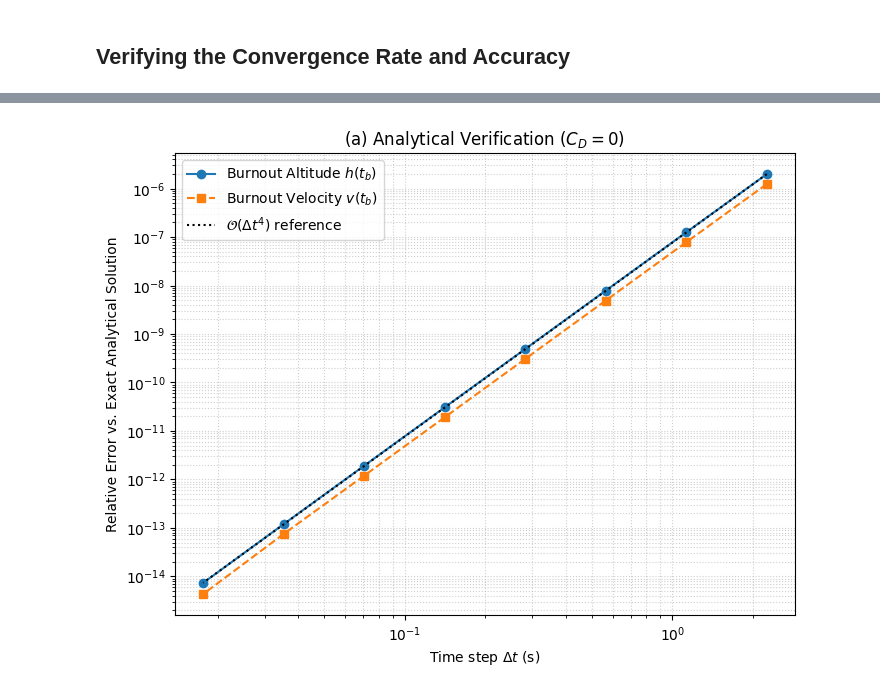
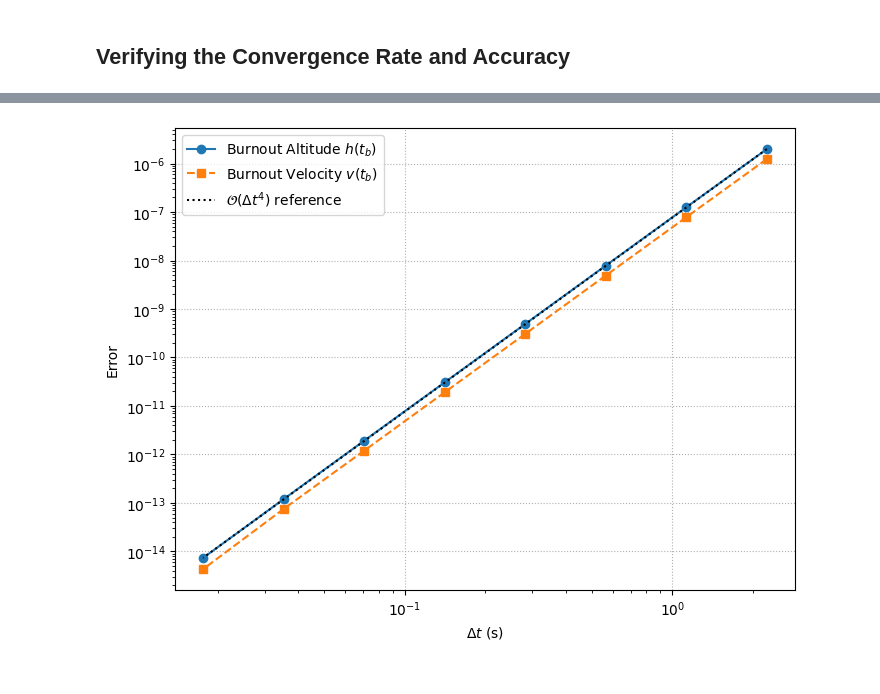
Before and after one commit to jchawla15/AE370-GP1-rocket-drag, a Jupyter notebook: rocket_ivp.ipynb, the cells around one changed output, grey strips where cells are left out. Cells and saved outputs as stored; diff of their text form; code cells hidden in the pictures.

```diff
--- a/rocket_ivp.ipynb
+++ b/rocket_ivp.ipynb
@@ -109,7 +109,6 @@ def solve_burn_ivp(n_steps, C_D):
 def exact_drag_free_solution(t):
     ve = Isp * g
     m_t = m0 - mdot * t
-
     v_exact = ve * np.log(m0 / m_t) - g * t
     h_exact = ve * (t + (m_t / mdot) * np.log(m_t / m0)) - 0.5 * g * (t ** 2)
     return h_exact, v_exact
@@ -118,8 +117,7 @@ def exact_drag_free_solution(t):
 ns = np.array([10, 20, 40, 80, 160, 320, 640, 1280])
 dts = t_b / ns
 
-
-# verify against exact solution (C_D = 0)
+# analytical case verification (C_D = 0)
 h_ex_tb, v_ex_tb = exact_drag_free_solution(t_b)
 err_h_ideal = np.zeros(len(ns))
 err_v_ideal = np.zeros(len(ns))
@@ -129,23 +127,24 @@ for i, n in enumerate(ns):
     err_h_ideal[i] = abs(u[-1, 0] - h_ex_tb) / abs(h_ex_tb)
     err_v_ideal[i] = abs(u[-1, 1] - v_ex_tb) / abs(v_ex_tb)
 
-rate_ideal = np.polyfit(np.log10(dts[:6]), np.log10(err_h_ideal[:6]), 1)[0]
+rate_ideal, intercept_ideal = np.polyfit(np.log10(dts[:6]), np.log10(err_h_ideal[:6]), 1)
 print('1. Analytical Special-Case Verification (C_D = 0)')
 print(f'Exact Burnout Altitude h(t_b) : {h_ex_tb:.6f} m')
 print(f'Exact Burnout Velocity v(t_b) : {v_ex_tb:.6f} m/s')
 print(f'Convergence Rate vs. Exact    : p = {rate_ideal:.4f}\n')
 
 
-# show convergence and step size selection
+# nonlinear model convergence
 t_ref, u_ref, dt_ref = solve_burn_ivp(n_steps=102400, C_D=0.4)
 h_ref, v_ref, dv_ref = u_ref[-1, 0], u_ref[-1, 1], u_ref[-1, 3]
 
 err_h_drag = np.zeros(len(ns))
 err_v_drag = np.zeros(len(ns))
 err_dv_drag = np.zeros(len(ns))
+err_max_drag = np.zeros(len(ns))
 
-print('2. Full Nonlinear Model Convergence & Step Size Study (C_D = 0.4)')
-print(f"{'N':>6} | {'dt [s]':>9} | {'Rel Err h(tb)':>14} | {'Rel Err v(tb)':>14} | {'Rel Err dv_drag':>15}")
+print('2. Full Nonlinear Model Convergence Study (C_D = 0.4)')
+print(f'{'N':>6} | {'dt [s]':>9} | {'Rel Err h(tb)':>14} | {'Rel Err v(tb)':>14} | {'Rel Err dv_drag':>15}')
 print('-' * 68)
 
 for i, n in enumerate(ns):
@@ -153,20 +152,41 @@ for i, n in enumerate(ns):
     err_h_drag[i] = abs(u[-1, 0] - h_ref) / abs(h_ref)
     err_v_drag[i] = abs(u[-1, 1] - v_ref) / abs(v_ref)
     err_dv_drag[i] = abs(u[-1, 3] - dv_ref) / abs(dv_ref)
+    err_max_drag[i] = max(err_h_drag[i], err_v_drag[i], err_dv_drag[i])
 
     print(f'{n:6d} | {dt:9.5f} | {err_h_drag[i]:14.4e} | {err_v_drag[i]:14.4e} | {err_dv_drag[i]:15.4e}')
 
-rate_drag = np.polyfit(np.log10(dts[:6]), np.log10(err_h_drag[:6]), 1)[0]
+rate_drag, intercept_drag = np.polyfit(np.log10(dts[:6]), np.log10(err_max_drag[:6]), 1)
 print(f'\nObserved Full-Model Convergence Rate: p = {rate_drag:.4f}\n')
 
 
-# momentum conservation identity check at dt = 0.1s
-t_nom_0, u_nom_0, dt_nom_0 = solve_burn_ivp(n_steps=226, C_D=0.0)
-t_nom_d, u_nom_d, dt_nom_d = solve_burn_ivp(n_steps=226, C_D=0.4)
-dv_by_subtraction = u_nom_0[-1, 1] - u_nom_d[-1, 1]
-dv_by_direct_state = u_nom_d[-1, 3]
+# find required dt
+target_tol = 1e-8 # target error
 
-print('3. Integral Momentum Conservation Check (at dt ~ 0.1 s)')
+
+dt_req = 10.0 ** ((np.log10(target_tol) - intercept_drag) / rate_drag)
+N_req = int(np.ceil(t_b / dt_req))
+
+t_opt_0, u_opt_0, dt_opt = solve_burn_ivp(n_steps=N_req, C_D=0.0)
+t_opt_d, u_opt_d, dt_opt = solve_burn_ivp(n_steps=N_req, C_D=0.4)
+
+achieved_err_h = abs(u_opt_d[-1, 0] - h_ref) / abs(h_ref)
+achieved_err_v = abs(u_opt_d[-1, 1] - v_ref) / abs(v_ref)
+achieved_err_dv = abs(u_opt_d[-1, 3] - dv_ref) / abs(dv_ref)
+achieved_err_max = max(achieved_err_h, achieved_err_v, achieved_err_dv)
+
+print('3. Required Time Step Derivation for Target Tolerance')
+print(f'Target Max Relative Error Tolerance : {target_tol:.1e}')
+print(f'Theoretical Max Step Size dt_req    : {dt_req:.5f} s')
+print(f'Minimum Required Steps N_req        : {N_req:d} steps (actual dt* = {dt_opt:.5f} s)')
+print(f'Verified Max Rel Error at N_req     : {achieved_err_max:.4e} (<= {target_tol:.1e})\n')
+
+
+# checking accuracy w/ momentum conservation
+dv_by_subtraction = u_opt_0[-1, 1] - u_opt_d[-1, 1]
+dv_by_direct_state = u_opt_d[-1, 3]
+
+print('4. Integral Momentum Conservation Check (at N = N_req)')
 print(f'Drag loss via state subtraction (v_CD0 - v_CD0.4) : {dv_by_subtraction:.10f} m/s')
 print(f'Drag loss via 4th state integral (dv_drag)        : {dv_by_direct_state:.10f} m/s')
 print(f'Discrepancy between methods                       : {abs(dv_by_subtraction - dv_by_direct_state):.3e} m/s')
@@ -174,32 +194,44 @@ print(f'Discrepancy between methods                       : {abs(dv_by_subtracti
 
 # plotting
 fig, ax1 = plt.subplots(1, 1, figsize=(8,6))
+fig, ax2 = plt.subplots(1, 1, figsize=(8,6))
 
-# Left panel: Exact Analytical Verification (C_D = 0)
 ax1.loglog(dts, err_h_ideal, 'o-', label=r'Burnout Altitude $h(t_b)$')
 ax1.loglog(dts, err_v_ideal, 's--', label=r'Burnout Velocity $v(t_b)$')
 ax1.loglog(dts, err_h_ideal[0] * (dts / dts[0])**4, 'k:', label=r'$\mathcal{O}(\Delta t^4)$ reference')
-ax1.set_xlabel(r'Time step $\Delta t$ (s)')
-ax1.set_ylabel('Relative Error vs. Exact Analytical Solution')
-ax1.set_title(r'(a) Analytical Verification ($C_D = 0$)')
-ax1.grid(True, which='both', ls=':', alpha=0.6)
+ax1.set_xlabel(r'$\Delta t$ (s)')
+ax1.set_ylabel('Error')
+ax1.grid(True, ls=':')
 ax1.legend()
 
-fig, ax2 = plt.subplots(1, 1, figsize=(8,6))
-
-# Right panel: Full Nonlinear Drag Model Self-Convergence (C_D = 0.4)
 ax2.loglog(dts, err_h_drag, 'o-', label=r'Burnout Altitude $h(t_b)$')
 ax2.loglog(dts, err_v_drag, 's--', label=r'Burnout Velocity $v(t_b)$')
 ax2.loglog(dts, err_dv_drag, '^-', label=r'Drag Loss $\Delta v_{\mathrm{drag}}(t_b)$')
 ax2.loglog(dts, err_h_drag[0] * (dts / dts[0])**4, 'k:', label=r'$\mathcal{O}(\Delta t^4)$ reference')
-ax2.axvline(t_b / 226, color='r', ls='--', alpha=0.7, label=r'Nominal $\Delta t \approx 0.1$ s ($N=226$)')
-ax2.set_xlabel(r'Time step $\Delta t$ (s)')
-ax2.set_ylabel('Relative Error vs. Fine Reference ($N=102,400$)')
-ax2.set_title(r'(b) Full Nonlinear IVP Convergence ($C_D = 0.4$)')
-ax2.grid(True, which='both', ls=':', alpha=0.6)
-ax2.legend()
+
+ax2.set_xlabel(r'$\Delta t$ (s)')
+ax2.set_ylabel('Error')
+ax2.grid(True, ls=':')
+ax2.legend(fontsize=8.5)
+
+fig, ax3 = plt.subplots(1,1, figsize=(8,6))
+
+ax3.loglog(dts, err_h_drag, 'o-', label=r'Burnout Altitude $h(t_b)$')
+ax3.loglog(dts, err_v_drag, 's--', label=r'Burnout Velocity $v(t_b)$')
+ax3.loglog(dts, err_dv_drag, '^-', label=r'Drag Loss $\Delta v_{\mathrm{drag}}(t_b)$')
+ax3.loglog(dts, err_h_drag[0] * (dts / dts[0])**4, 'k:', label=r'$\mathcal{O}(\Delta t^4)$ reference')
+
+# target tolerance and dt
+ax3.axhline(target_tol, color='gray', ls='-.', alpha=0.8, label=rf'Target Tolerance ($\varepsilon = 10^{{-8}}$)')
+ax3.axvline(dt_opt, color='r', ls='--', alpha=0.8, label=rf'Derived $\Delta t^* = {dt_opt:.3f}$ s ($N={N_req}$)')
+
+ax3.set_xlabel(r'$\Delta t$ (s)')
+ax3.set_ylabel('Error')
+ax3.grid(True, ls=':')
+ax3.legend(fontsize=8.5)
 
 plt.tight_layout()
+plt.savefig('task3_burn_convergence.pdf', dpi=300)
 plt.show()
 # %% [output]
 1. Analytical Special-Case Verification (C_D = 0)
@@ -222 +254 @@ Discrepancy between methods                       : 1.137e-12 m/s
-[figure, old version]
+[figure, new version]
```
Also changed, not shown: parts of 1 cell of this notebook, 1 other file.
